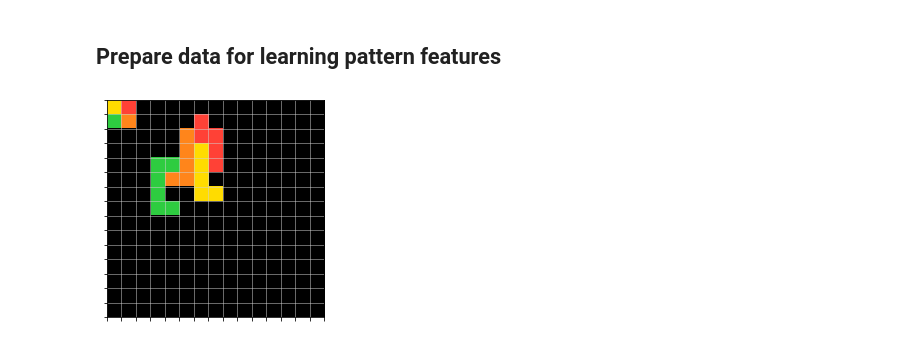
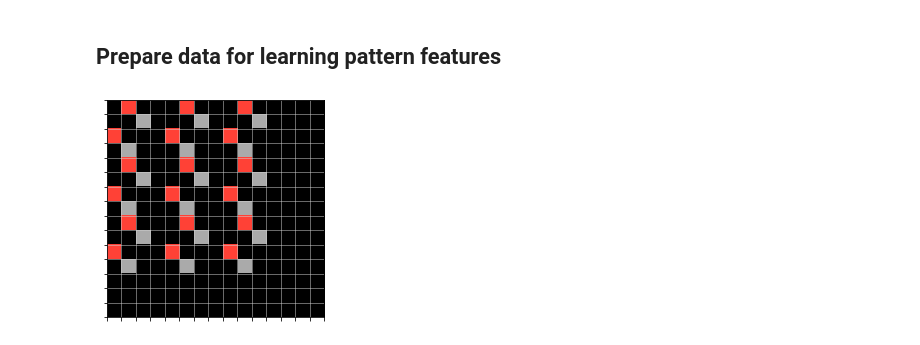
Before and after one commit to omerhac/arc_challenge, a Jupyter notebook: arc.ipynb, the cells around one changed output. Cells and saved outputs as stored; diff of their text form; code cells hidden in the pictures.

```diff
--- a/arc.ipynb
+++ b/arc.ipynb
@@ -34,7 +35,7 @@ training_dataset = training_dataset.map(load_task)
 eval_dataset = eval_dataset.map(load_task)
 test_dataset = test_dataset.map(load_task)
 
-training_dataset_numpy = tf.data.Dataset.as_numpy_iterator(training_dataset, num_parallel_calls=AUTO) # convert to numpy iterator
+training_dataset_numpy = tf.data.Dataset.as_numpy_iterator(training_dataset) # convert to numpy iterator
 eval_dataset_numpy = tf.data.Dataset.as_numpy_iterator(eval_dataset)
 test_dataset_numpy = tf.data.Dataset.as_numpy_iterator(test_dataset)
 # %%
@@ -186,7 +187,7 @@ def get_task_boards(task, threshold_shape=(np.inf, np.inf), pad=None, test=False
 
 def pad(mat, output_shape, padder=0):
   """
-  Pad a matrix with padder up to output_shape.
+  Pad a matrix with padder up to output_shape. Insert matrix at upper left corner.
 
   Args:
   mat - np.array matrix of rank 2
@@ -200,9 +201,35 @@ def pad(mat, output_shape, padder=0):
   input_rows = mat.shape[0]
   input_cols = mat.shape[1]
 
-  # insert input matrix in upper left corner
+  # if random=False, insert input matrix in upper left corner
   output_board[:input_rows, :input_cols] = mat
   return output_board
+
+def random_pad(mat, output_shape, padder=0):
+  """
+  Pad a matrix with padder up to output_shape. Insert the matrix at a random location
+
+  Args:
+  mat - np.array matrix of rank 2
+  output_shape - tuple
+  padder - int
+  seed - int
+  """
+
+  output_board = np.zeros(shape=output_shape) + padder # create output board and pad it
+
+  # get input shape
+  input_rows = mat.shape[0]
+  input_cols = mat.shape[1]
+
+  # insert mat at a random loacation
+  # get random location
+  start_row = np.random.randint(output_shape[0] - input_rows)
+  start_col = np.random.randint(output_shape[1] - input_cols)
+  # insert
+  output_board[start_row:start_row+input_rows, start_col:start_col+input_cols] = mat
+
+  return output_board
 # %%
 train_shape_0, train_shape_1 = get_dataset_shapes(training_tasks)
 eval_shape_0, eval_shape_1 = get_dataset_shapes(eval_tasks)
@@ -250,6 +277,6 @@ for task in test_tasks:
   test_boards += get_task_boards(task,threshold_shape=BOARD_SIZE, pad=pad, test=True)
 # %%
 fig, ax = plt.subplots(1,1)
-plot_board(test_boards[1], ax)
+plot_board(test_boards[6], ax)
 # %% [output]
-[figure, old version]
+[figure, new version]
```
Also changed, not shown: parts of 4 cells of this notebook.
